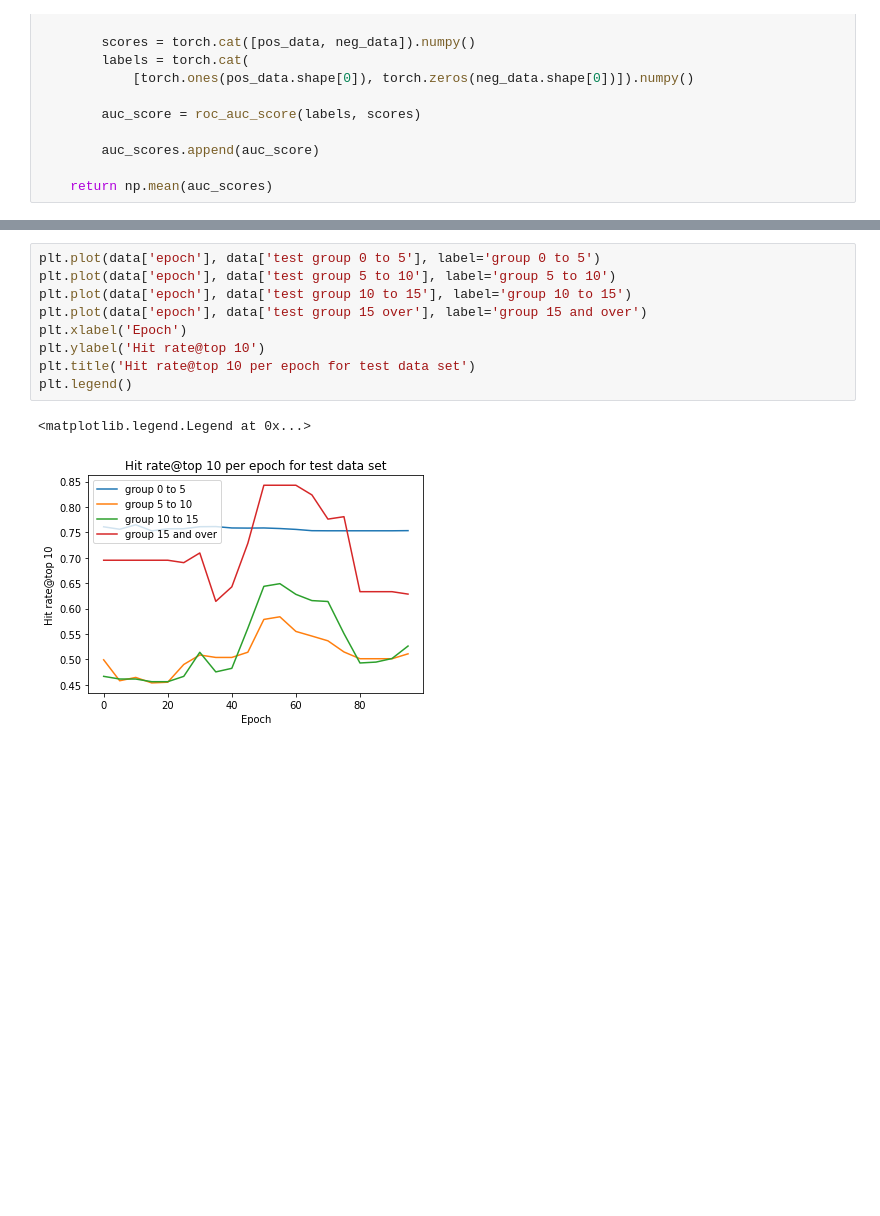
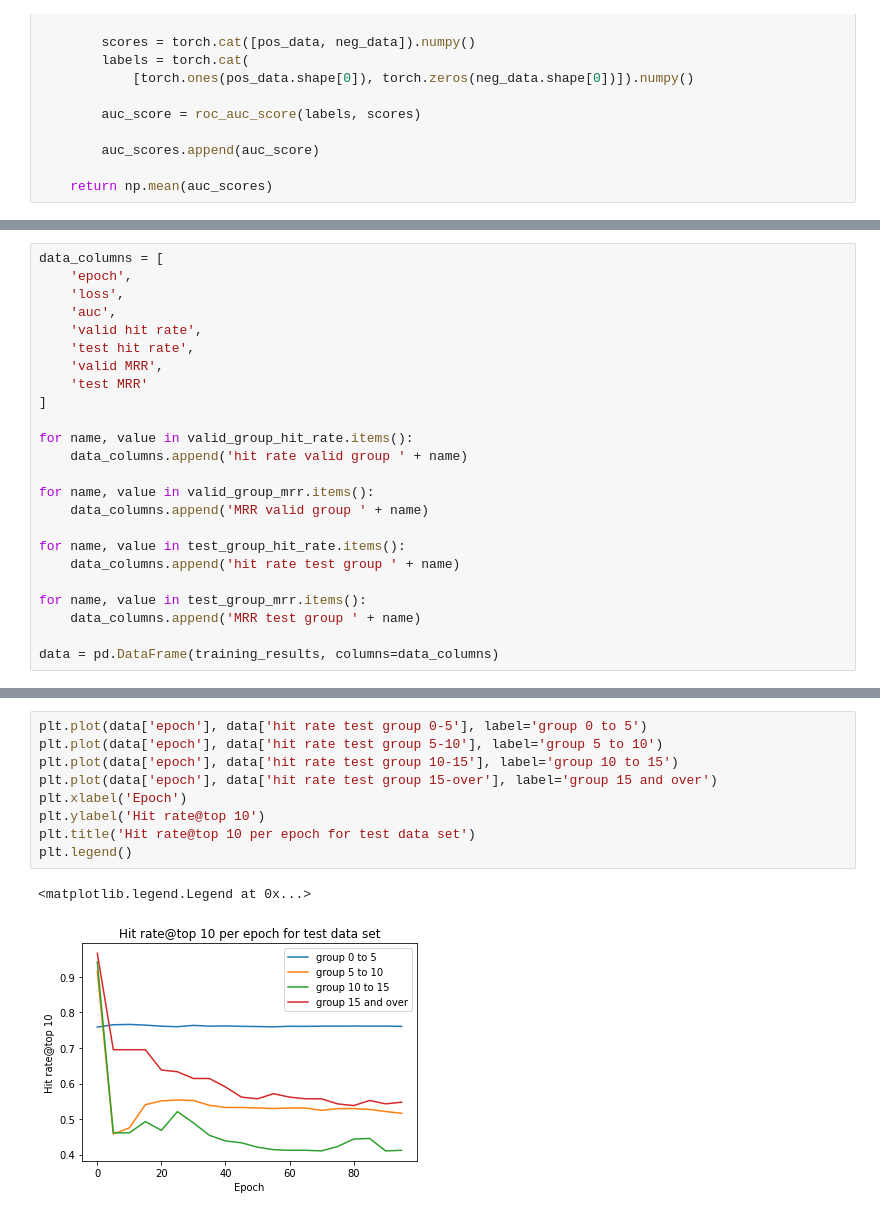
Before and after one commit to qinqin65/GitHub-Repo-RS, a Jupyter notebook: train.ipynb, the cells around one changed output, grey strips where cells are left out. Cells and saved outputs as stored; diff of their text form; blank space fills up the shorter version.

```diff
--- a/train.ipynb
+++ b/train.ipynb
@@ -278,3 +308,27 @@ data = pd.DataFrame(training_results,
+# %%
+data_columns = [
+    'epoch',
+    'loss',
+    'auc',
+    'valid hit rate',
+    'test hit rate',
+    'valid MRR',
+    'test MRR'
+]
+
+for name, value in valid_group_hit_rate.items():
+    data_columns.append('hit rate valid group ' + name)
+
+for name, value in valid_group_mrr.items():
+    data_columns.append('MRR valid group ' + name)
+
+for name, value in test_group_hit_rate.items():
+    data_columns.append('hit rate test group ' + name)
+
+for name, value in test_group_mrr.items():
+    data_columns.append('MRR test group ' + name)
+
+data = pd.DataFrame(training_results, columns=data_columns)
 # %%
 data
 # %% [output]
@@ -336,12 +402,12 @@ plt.legend()
 # %%
-plt.plot(data['epoch'], data['test group 0 to 5'], label='group 0 to 5')
-plt.plot(data['epoch'], data['test group 5 to 10'], label='group 5 to 10')
-plt.plot(data['epoch'], data['test group 10 to 15'], label='group 10 to 15')
-plt.plot(data['epoch'], data['test group 15 over'], label='group 15 and over')
+plt.plot(data['epoch'], data['hit rate test group 0-5'], label='group 0 to 5')
+plt.plot(data['epoch'], data['hit rate test group 5-10'], label='group 5 to 10')
+plt.plot(data['epoch'], data['hit rate test group 10-15'], label='group 10 to 15')
+plt.plot(data['epoch'], data['hit rate test group 15-over'], label='group 15 and over')
 plt.xlabel('Epoch')
 plt.ylabel('Hit rate@top 10')
 plt.title('Hit rate@top 10 per epoch for test data set')
 plt.legend()
 # %% [output]
 <matplotlib.legend.Legend at 0x...>
-[figure, old version]
+[figure, new version]
```
Also changed, not shown: parts of 9 cells of this notebook.
